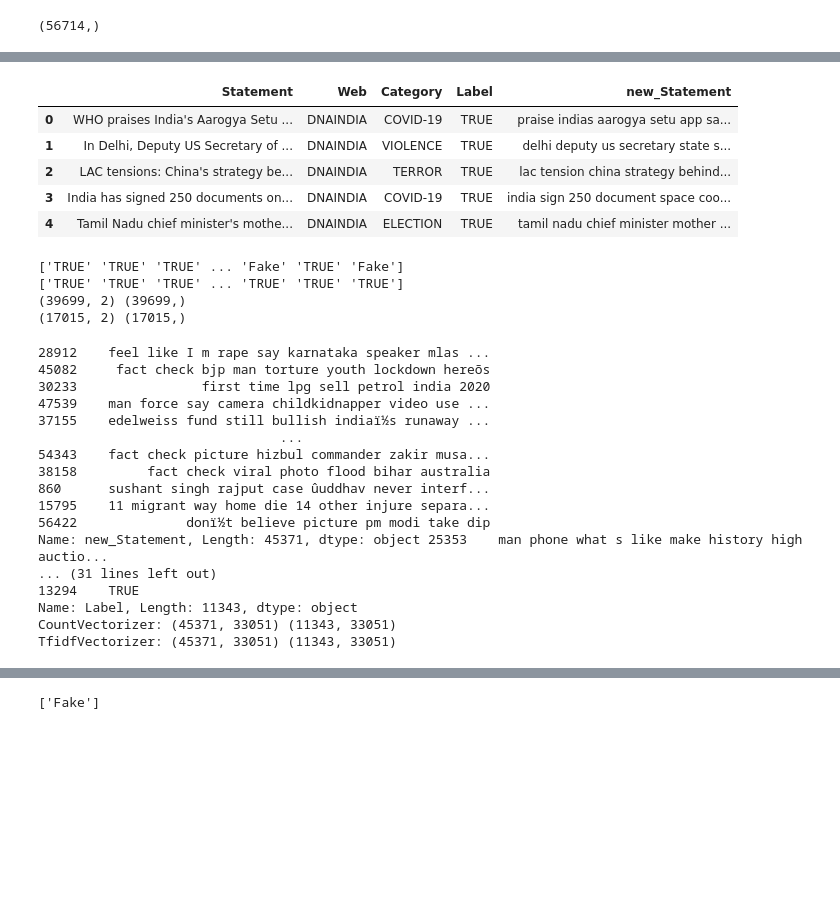
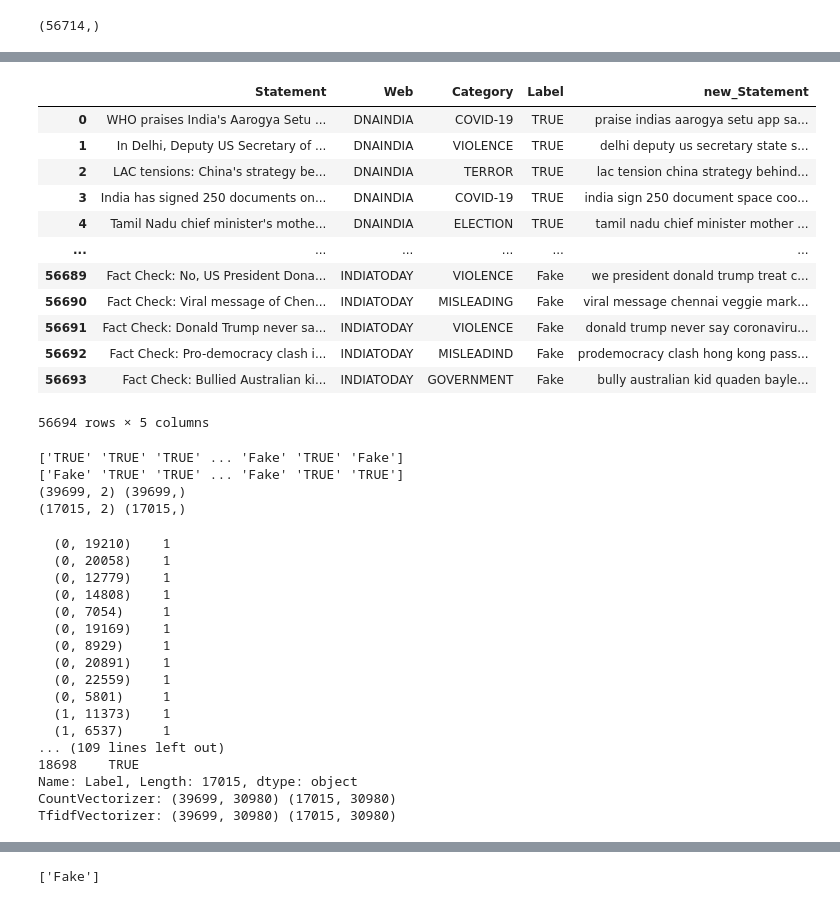
Before and after one commit to rubykar/KavachHackathon-AFND-003-, a Jupyter notebook: KAVACHHACKATHON2023/Fake_news_detection(Kavach_Hackathon).ipynb, the cells around one changed output, grey strips where cells are left out. Cells and saved outputs as stored; diff of their text form; code cells hidden in the pictures; blank space fills up the shorter version.

```diff
--- a/KAVACHHACKATHON2023/Fake_news_detection(Kavach_Hackathon).ipynb
+++ b/KAVACHHACKATHON2023/Fake_news_detection(Kavach_Hackathon).ipynb
@@ -149,15 +149,29 @@ data['new_Statement'].head(30)
 28         seven indians kidnap libya september release
 29    amid tight security hathra victims family leav...
 Name: new_Statement, dtype: object
+# %%
+# Define the words to remove
+words_to_remove = ['fact', 'check', 'know']
+
+# Replace the words with an empty string
+data['new_Statement'] = data['new_Statement'].apply(lambda x: ' '.join(
+    [word for word in x.lower().split() if word not in words_to_remove]))
 # %%
-data.head()
+data.head(-20)
 # %% [output]
 |  | Statement | Web | Category | Label | new_Statement |
 | 0 | WHO praises India's Aarogya Setu ... | DNAINDIA | COVID-19 | TRUE | praise indias aarogya setu app sa... |
 | 1 | In Delhi, Deputy US Secretary of ... | DNAINDIA | VIOLENCE | TRUE | delhi deputy us secretary state s... |
 | 2 | LAC tensions: China's strategy be... | DNAINDIA | TERROR | TRUE | lac tension china strategy behind... |
 | 3 | India has signed 250 documents on... | DNAINDIA | COVID-19 | TRUE | india sign 250 document space coo... |
 | 4 | Tamil Nadu chief minister's mothe... | DNAINDIA | ELECTION | TRUE | tamil nadu chief minister mother ... |
+| ... | ... | ... | ... | ... | ... |
+| 56689 | Fact Check: No, US President Dona... | INDIATODAY | VIOLENCE | Fake | we president donald trump treat c... |
+| 56690 | Fact Check: Viral message of Chen... | INDIATODAY | MISLEADING | Fake | viral message chennai veggie mark... |
+| 56691 | Fact Check: Donald Trump never sa... | INDIATODAY | VIOLENCE | Fake | donald trump never say coronaviru... |
+| 56692 | Fact Check: Pro-democracy clash i... | INDIATODAY | MISLEADIND | Fake | prodemocracy clash hong kong pass... |
+| 56693 | Fact Check: Bullied Australian ki... | INDIATODAY | GOVERNMENT | Fake | bully australian kid quaden bayle... |
+56694 rows × 5 columns
 # %%
 from sklearn.model_selection import train_test_split as tts
 X = data[['new_Statement', 'Category']].values
@@ -171,6 +185,6 @@ print(X_train.shape, Y_train.shape)
 print(X_test.shape, Y_test.shape)
 # %% [output]
 ['TRUE' 'TRUE' 'TRUE' ... 'Fake' 'TRUE' 'Fake']
-['TRUE' 'TRUE' 'TRUE' ... 'TRUE' 'TRUE' 'TRUE']
+['Fake' 'TRUE' 'TRUE' ... 'Fake' 'TRUE' 'TRUE']
 (39699, 2) (39699,)
 (17015, 2) (17015,)
@@ -190,7 +208,7 @@ data['new_Statement'] = data['new_Statement'].apply(preprocess)
 
 # Split the dataset into training and testing sets
 X_train, X_test, Y_train, Y_test = tts(
-    data['new_Statement'], data['Label'], test_size=0.2, random_state=42)
+    data['new_Statement'], data['Label'], test_size=0.3, random_state=42)
 
 # Bag-of-words feature extraction
 count_vectorizer = CountVectorizer(stop_words='english')
@@ -203,24 +221,24 @@ X_train_tfidf = tfidf_vectorizer.fit_transform(X_train)
 X_test_tfidf = tfidf_vectorizer.transform(X_test)
 
 # Print the shape of the feature matrices
-print(X_train, X_test, Y_train, Y_test)
+print(X_train_count, X_test_count, Y_train, Y_test)
 print('CountVectorizer:', X_train_count.shape, X_test_count.shape)
 print('TfidfVectorizer:', X_train_tfidf.shape, X_test_tfidf.shape)
 # %% [output]
-28912    feel like I m rape say karnataka speaker mlas ...
-45082     fact check bjp man torture youth lockdown hereõs
-30233                first time lpg sell petrol india 2020
-47539    man force say camera childkidnapper video use ...
-37155    edelweiss fund still bullish indiaï½s runaway ...
-                               ...
-54343    fact check picture hizbul commander zakir musa...
-38158         fact check viral photo flood bihar australia
-860      sushant singh rajput case ûuddhav never interf...
-15795    11 migrant way home die 14 other injure separa...
-56422              donï½t believe picture pm modi take dip
-Name: new_Statement, Length: 45371, dtype: object 25353    man phone what s like make history high auctio...
-... (31 lines left out)
-13294    TRUE
-Name: Label, Length: 11343, dtype: object
-CountVectorizer: (45371, 33051) (11343, 33051)
-TfidfVectorizer: (45371, 33051) (11343, 33051)
+  (0, 19210)    1
+  (0, 20058)    1
+  (0, 12779)    1
+  (0, 14808)    1
+  (0, 7054)     1
+  (0, 19169)    1
+  (0, 8929)     1
+  (0, 20891)    1
+  (0, 22559)    1
+  (0, 5801)     1
+  (1, 11373)    1
+  (1, 6537)     1
+... (109 lines left out)
+18698    TRUE
+Name: Label, Length: 17015, dtype: object
+CountVectorizer: (39699, 30980) (17015, 30980)
+TfidfVectorizer: (39699, 30980) (17015, 30980)
```
Also changed, not shown: parts of 18 cells of this notebook.
